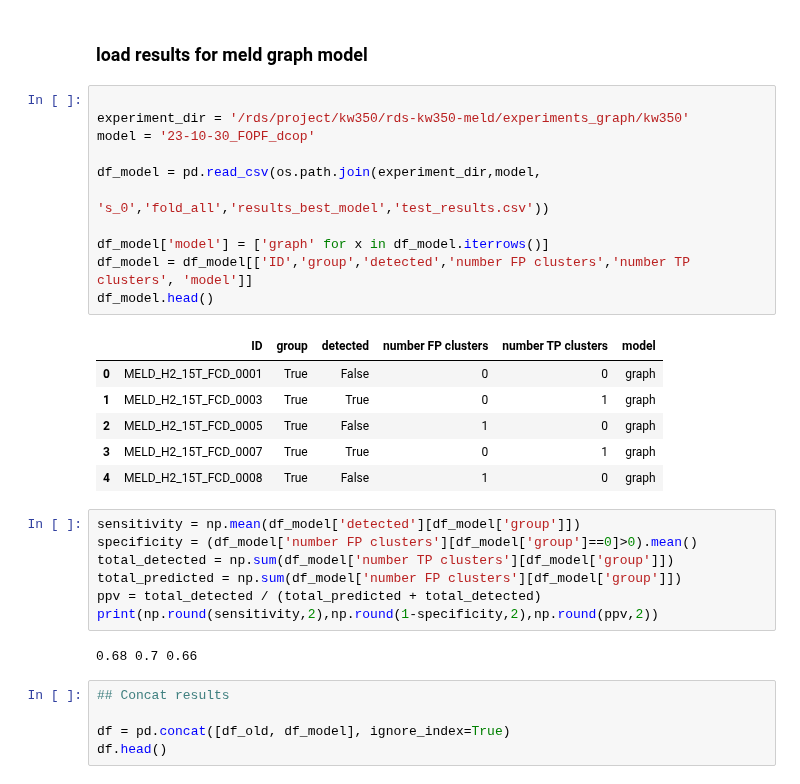
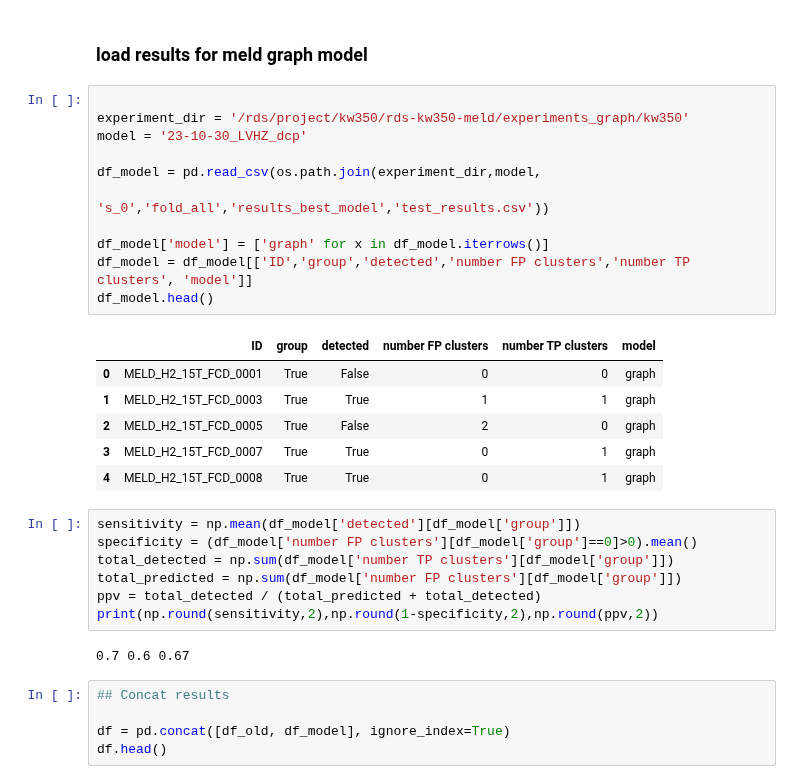
Before and after one commit to MELDProject/meld_graph, a Jupyter notebook: notebooks/plot_clusters_number.ipynb, the cells around one changed output. Cells and saved outputs as stored; diff of their text form.

```diff
--- a/notebooks/plot_clusters_number.ipynb
+++ b/notebooks/plot_clusters_number.ipynb
@@ -98,21 +101,21 @@ print(np.round(sensitivity,2),np.round(1-specificity,2),np.round(ppv,2))
 # %%
 
 experiment_dir = '/rds/project/kw350/rds-kw350-meld/experiments_graph/kw350'
-model = '23-10-30_FOPF_dcop'
+model = '23-10-30_LVHZ_dcp'
 
 df_model = pd.read_csv(os.path.join(experiment_dir,model,
                                           's_0','fold_all','results_best_model','test_results.csv'))
 
 df_model['model'] = ['graph' for x in df_model.iterrows()]
 df_model = df_model[['ID','group','detected','number FP clusters','number TP clusters', 'model']]
 df_model.head()
 # %% [output]
 |  | ID | group | detected | number FP clusters | number TP clusters | model |
 | 0 | MELD_H2_15T_FCD_0001 | True | False | 0 | 0 | graph |
-| 1 | MELD_H2_15T_FCD_0003 | True | True | 0 | 1 | graph |
-| 2 | MELD_H2_15T_FCD_0005 | True | False | 1 | 0 | graph |
+| 1 | MELD_H2_15T_FCD_0003 | True | True | 1 | 1 | graph |
+| 2 | MELD_H2_15T_FCD_0005 | True | False | 2 | 0 | graph |
 | 3 | MELD_H2_15T_FCD_0007 | True | True | 0 | 1 | graph |
-| 4 | MELD_H2_15T_FCD_0008 | True | False | 1 | 0 | graph |
+| 4 | MELD_H2_15T_FCD_0008 | True | True | 0 | 1 | graph |
 # %%
 sensitivity = np.mean(df_model['detected'][df_model['group']])
 specificity = (df_model['number FP clusters'][df_model['group']==0]>0).mean()
@@ -121,7 +124,7 @@ total_predicted = np.sum(df_model['number FP clusters'][df_model['group']])
 ppv = total_detected / (total_predicted + total_detected)
 print(np.round(sensitivity,2),np.round(1-specificity,2),np.round(ppv,2))
 # %% [output]
-0.68 0.7 0.66
+0.7 0.6 0.67
 # %%
 ## Concat results
 
```
Also changed, not shown: parts of 2 cells of this notebook, 2 other files.
